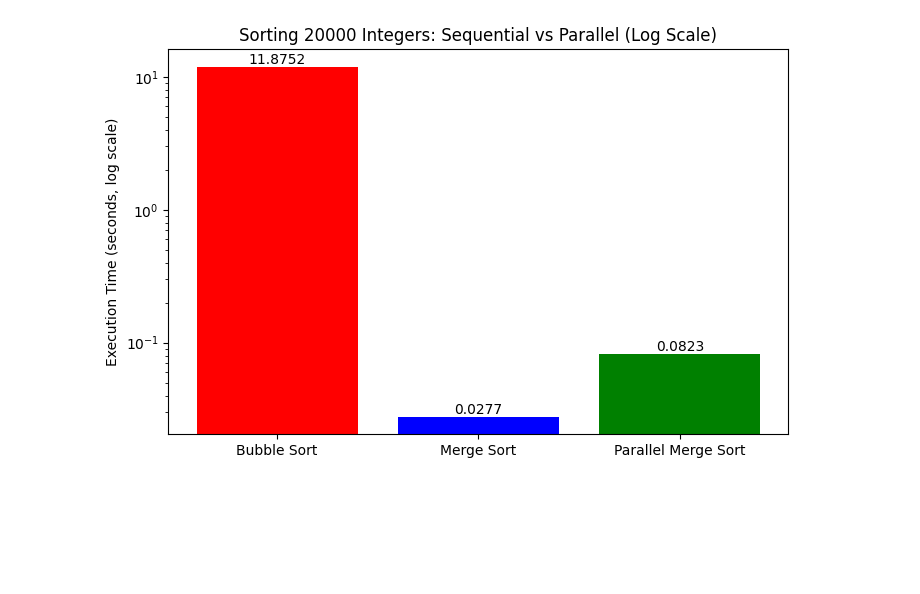
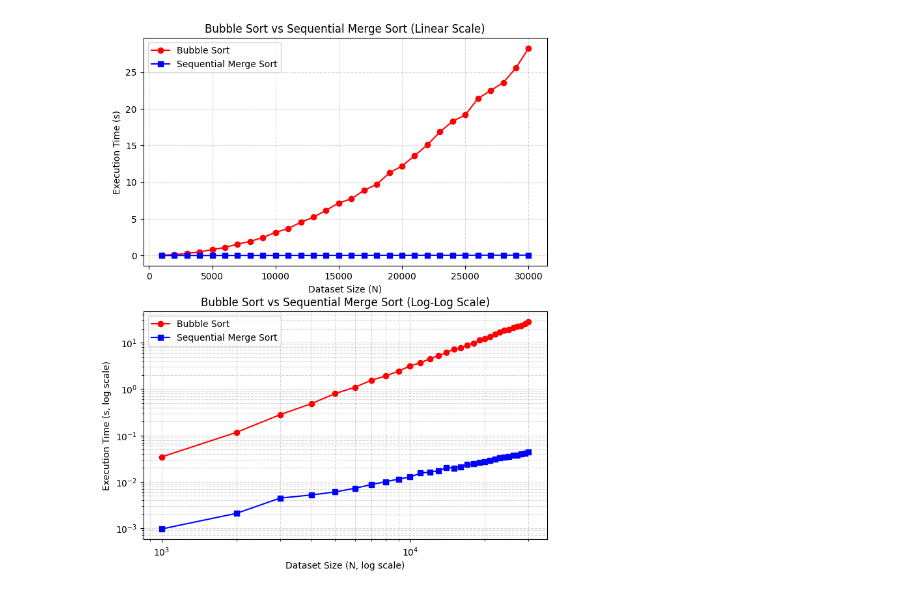
Before and after one commit to andromeda7063/cao_da2_program_execution_and_parallelism, a Jupyter notebook: Task_1.ipynb, the cells around one changed output. Drawn from its saved outputs; the diff is of its cells as text; code cells hidden in the pictures; blank space fills up the shorter version.

Commit message:
Update README. Added plots

```diff
--- a/Task_1.ipynb
+++ b/Task_1.ipynb
@@ -40,0 +8,5 @@ len(dataset), dataset[:10]  # print the last 10 integers in the dataset
+# %%
+# dataset sizes
+
+Ns = [1000 * i for i in range(1, 31)]
+print(f"Dataset sizes: {Ns[:5]} ... {Ns[-1]}")
@@ -137,14 +46,58 @@ plt.show()
-# %%
-plt.figure(figsize=(8,5))
-plt.bar(results.keys(), results.values(), color=['red', 'blue', 'green'])
-plt.yscale("log")  # <-- Logarithmic scale
-plt.ylabel("Execution Time (seconds, log scale)")
-plt.title(f"Sorting {N} Integers: Sequential vs Parallel (Log Scale)")
-
-# Annotate bars with actual values
-for i, (algo, time_val) in enumerate(results.items()):
-    plt.text(i, time_val, f"{time_val:.4f}", ha='center', va='bottom')
-
-plt.show()
-# %% [output]
-[figure, removed]
+# %%
+# computation and real-time plotting
+
+times_seq = []
+times_par = []
+
+plt.ion()
+fig, (ax1, ax2) = plt.subplots(2, 1, figsize=(8,10))  # wwo subplots for linear and log-log scale axes
+
+for N in Ns:
+    # generate dataset based on size in Ns list
+    data = [random.randint(1, 1_000_000) for _ in range(N)]
+
+    # bubble sort
+    start = time.time()
+    bubble_sort(data.copy())
+    end = time.time()
+    times_seq.append(end - start)
+
+    # sequential merge sort
+    start = time.time()
+    merge_sort(data.copy())
+    end = time.time()
+    times_par.append(end - start)
+
+    # plear previous plots
+    ax1.clear()
+    ax2.clear()
+
+    # --- linear Scale Plot ---
+    ax1.plot(Ns[:len(times_seq)], times_seq, marker='o', label="Bubble Sort", color="red")
+    ax1.plot(Ns[:len(times_par)], times_par, marker='s', label="Sequential Merge Sort", color="blue")
+    ax1.set_xlabel("Dataset Size (N)")
+    ax1.set_ylabel("Execution Time (s)")
+    ax1.set_title("Bubble Sort vs Sequential Merge Sort (Linear Scale)")
+    ax1.legend()
+    ax1.grid(True, ls="--", alpha=0.5)
+
+    # --- log-log Scale Plot ---
+    ax2.plot(Ns[:len(times_seq)], times_seq, marker='o', label="Bubble Sort", color="red")
+    ax2.plot(Ns[:len(times_par)], times_par, marker='s', label="Sequential Merge Sort", color="blue")
+    ax2.set_xscale("log")
+    ax2.set_yscale("log")
+    ax2.set_xlabel("Dataset Size (N, log scale)")
+    ax2.set_ylabel("Execution Time (s, log scale)")
+    ax2.set_title("Bubble Sort vs Sequential Merge Sort (Log-Log Scale)")
+    ax2.legend()
+    ax2.grid(True, which="both", ls="--", alpha=0.5)
+
+    # display updated plots
+    plt.savefig("plots/task1_bubble_merge_comparison.png", dpi=300, bbox_inches='tight')
+    display(fig)
+    clear_output(wait=True)
+
+plt.ioff()
+plt.show()
+# %% [output]
+[figure, added]
```
Also changed, not shown: parts of 7 cells of this notebook, 4 other files.
